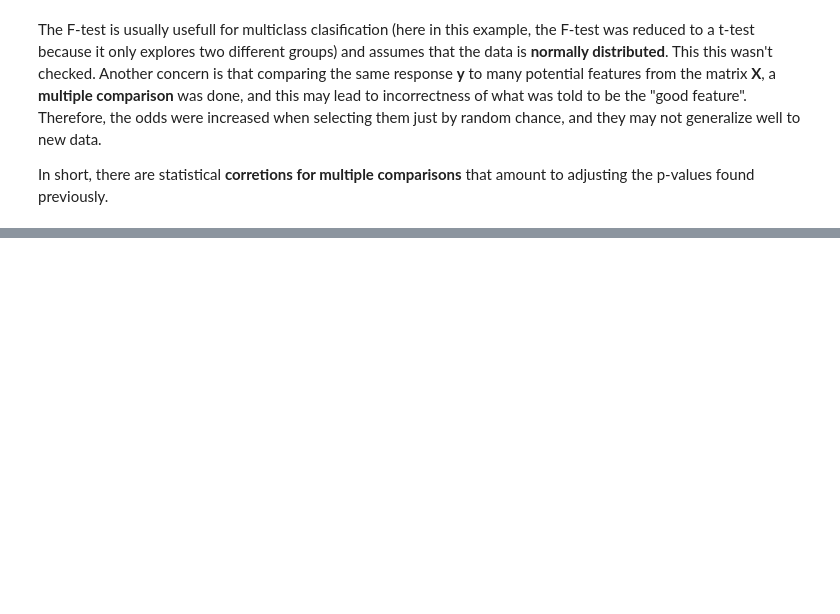
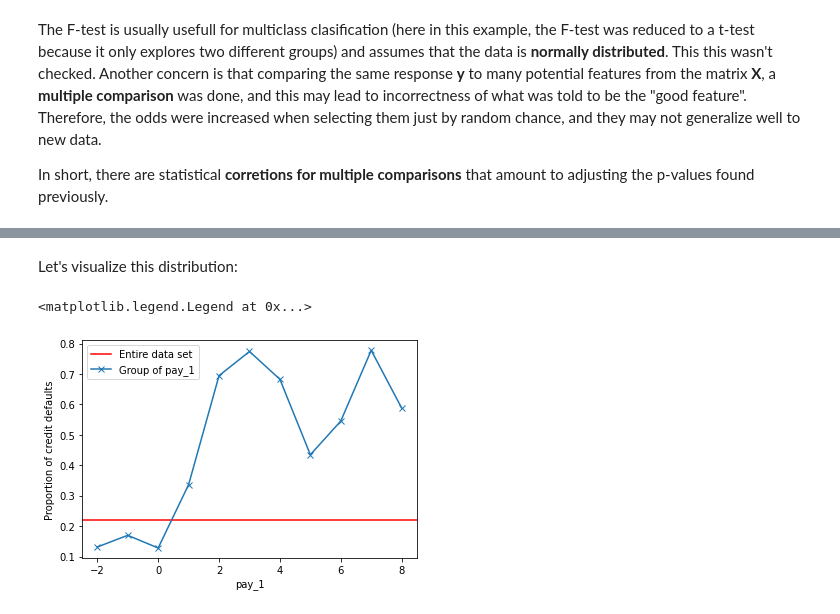
Before and after one commit to jeantardelli/data-science, a Jupyter notebook: details-of-logistic-regression-and-feature-exploration.ipynb, the cells around one changed output, grey strips where cells are left out. Cells and saved outputs as stored; diff of their text form; code cells hidden in the pictures; blank space fills up the shorter version.

Commit message:
Details of Logistic Regression and Feature Exploration - Hyphoteses and Next Steps (3d)

```diff
--- a/details-of-logistic-regression-and-feature-exploration.ipynb
+++ b/details-of-logistic-regression-and-feature-exploration.ipynb
@@ -219,0 +228,3 @@ In short, there are statistical **corretions for multiple comparisons** that amo
+# %%
+overall_default_rate = df.default_payment_next_month.mean()
+overall_default_rate
@@ -219,0 +233,3 @@ In short, there are statistical **corretions for multiple comparisons** that amo
+# %%
+group_by_pay_mean_y = df.groupby('pay_1').agg({'default_payment_next_month': np.mean})
+group_by_pay_mean_y
@@ -219,0 +250,11 @@ In short, there are statistical **corretions for multiple comparisons** that amo
+# %% [markdown]
+Let's visualize this distribution:
+# %%
+axes = plt.axes()
+axes.axhline(overall_default_rate, color='red')
+group_by_pay_mean_y.plot(marker='x', legend=False, ax=axes)
+axes.set_ylabel('Proportion of credit defaults')
+axes.legend(['Entire data set', 'Group of pay_1'])
+# %% [output]
+<matplotlib.legend.Legend at 0x...>
+[figure, added]
```
Also changed, not shown: parts of 9 cells of this notebook.
